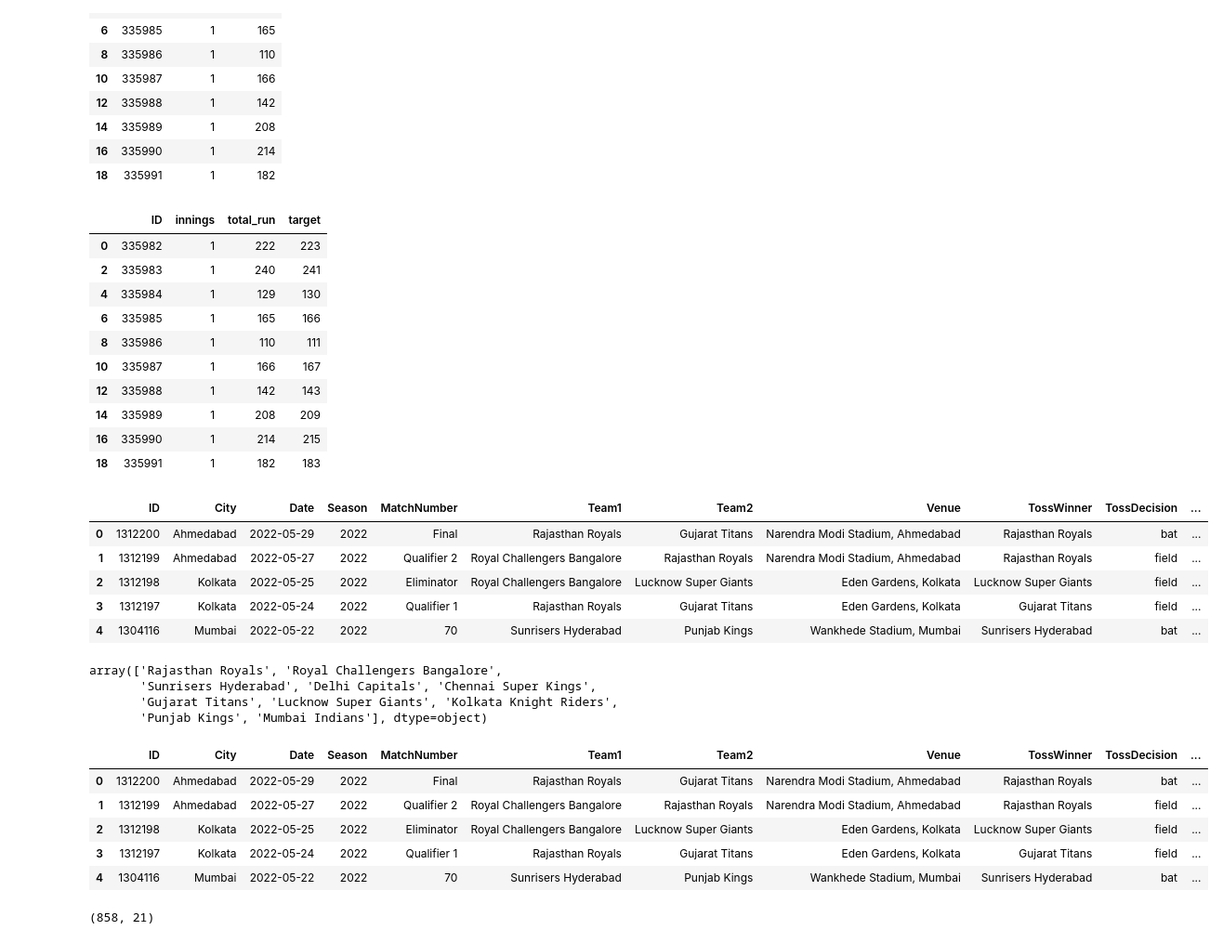
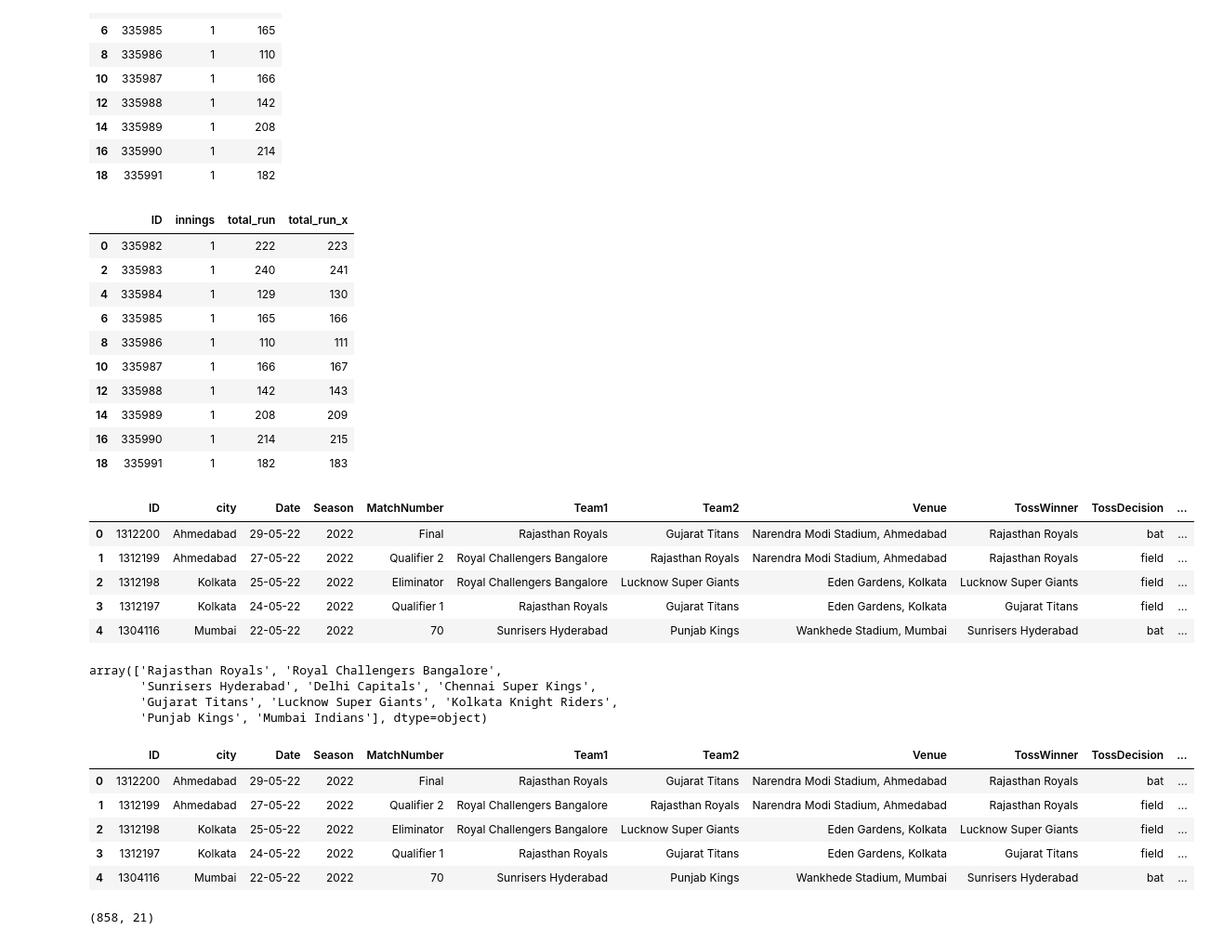
Before and after one commit to AyanPaliwal/IPL-Match-Winning-Prediction, a Jupyter notebook: IPL Wiinning Prediction.ipynb, the cells around one changed output. Shown at 93% size. Cells and saved outputs as stored; diff of their text form; code cells hidden in the pictures.

```diff
--- a/IPL_Winning_Prediction.ipynb
+++ b/IPL Wiinning Prediction.ipynb
@@ -853,8 +857,8 @@ catches            0
 Player_of_Match    0
 dtype: int64
 # %%
-balls=pd.read_csv("D:\\Data Analyst\\Projects\\IPL PREDICTION\\IPL_Ball_by_Ball_2008_2022.csv")
-matches=pd.read_csv("D:\\Data Analyst\\Projects\\IPL PREDICTION\\IPL_Matches_2008_2022.csv")
+balls=pd.read_csv("D:\\Data Analyst\\Projects\\IPL PREDICTION - Copy\\IPL_Ball_by_Ball_2008_2022.csv")
+matches=pd.read_csv("D:\\Data Analyst\\Projects\\IPL PREDICTION - Copy\\IPL_Matches_2008_2022.csv")
 # %%
 inningScores = balls.groupby(['ID', 'innings'])['total_run'].sum().reset_index()
 inningScores = inningScores[inningScores['innings']==1]
@@ -872,10 +876,10 @@ inningScores.head(10)
 | 16 | 335990 | 1 | 214 |
 | 18 | 335991 | 1 | 182 |
 # %%
-inningScores['target'] = inningScores['total_run'] + 1
+inningScores['total_run_x'] = inningScores['total_run'] + 1
 inningScores.head(10)
 # %% [output]
-|  | ID | innings | total_run | target |
+|  | ID | innings | total_run | total_run_x |
 | 0 | 335982 | 1 | 222 | 223 |
 | 2 | 335983 | 1 | 240 | 241 |
 | 4 | 335984 | 1 | 129 | 130 |
@@ -887,15 +891,15 @@ inningScores.head(10)
 | 16 | 335990 | 1 | 214 | 215 |
 | 18 | 335991 | 1 | 182 | 183 |
 # %%
-matches = matches.merge(inningScores[['ID','target']], on='ID')
+matches = matches.merge(inningScores[['ID','total_run_x']], on='ID')
 matches.head()
 # %% [output]
-|  | ID | City | Date | Season | MatchNumber | Team1 | Team2 | Venue | TossWinner | TossDecision | ... |
-| 0 | 1312200 | Ahmedabad | 2022-05-29 | 2022 | Final | Rajasthan Royals | Gujarat Titans | Narendra Modi Stadium, Ahmedabad | Rajasthan Royals | bat | ... |
-| 1 | 1312199 | Ahmedabad | 2022-05-27 | 2022 | Qualifier 2 | Royal Challengers Bangalore | Rajasthan Royals | Narendra Modi Stadium, Ahmedabad | Rajasthan Royals | field | ... |
-| 2 | 1312198 | Kolkata | 2022-05-25 | 2022 | Eliminator | Royal Challengers Bangalore | Lucknow Super Giants | Eden Gardens, Kolkata | Lucknow Super Giants | field | ... |
-| 3 | 1312197 | Kolkata | 2022-05-24 | 2022 | Qualifier 1 | Rajasthan Royals | Gujarat Titans | Eden Gardens, Kolkata | Gujarat Titans | field | ... |
-| 4 | 1304116 | Mumbai | 2022-05-22 | 2022 | 70 | Sunrisers Hyderabad | Punjab Kings | Wankhede Stadium, Mumbai | Sunrisers Hyderabad | bat | ... |
+|  | ID | city | Date | Season | MatchNumber | Team1 | Team2 | Venue | TossWinner | TossDecision | ... |
+| 0 | 1312200 | Ahmedabad | 29-05-22 | 2022 | Final | Rajasthan Royals | Gujarat Titans | Narendra Modi Stadium, Ahmedabad | Rajasthan Royals | bat | ... |
+| 1 | 1312199 | Ahmedabad | 27-05-22 | 2022 | Qualifier 2 | Royal Challengers Bangalore | Rajasthan Royals | Narendra Modi Stadium, Ahmedabad | Rajasthan Royals | field | ... |
+| 2 | 1312198 | Kolkata | 25-05-22 | 2022 | Eliminator | Royal Challengers Bangalore | Lucknow Super Giants | Eden Gardens, Kolkata | Lucknow Super Giants | field | ... |
+| 3 | 1312197 | Kolkata | 24-05-22 | 2022 | Qualifier 1 | Rajasthan Royals | Gujarat Titans | Eden Gardens, Kolkata | Gujarat Titans | field | ... |
+| 4 | 1304116 | Mumbai | 22-05-22 | 2022 | 70 | Sunrisers Hyderabad | Punjab Kings | Wankhede Stadium, Mumbai | Sunrisers Hyderabad | bat | ... |
 # %%
 matches['Team1'] = matches['Team1'].str.replace('Delhi Daredevils', 'Delhi Capitals')
 matches['Team2'] = matches['Team2'].str.replace('Delhi Daredevils', 'Delhi Capitals')
@@ -952,12 +956,12 @@ array(['Rajasthan Royals', 'Royal Challengers Bangalore',
 # %%
 matches.head()
 # %% [output]
-|  | ID | City | Date | Season | MatchNumber | Team1 | Team2 | Venue | TossWinner | TossDecision | ... |
-| 0 | 1312200 | Ahmedabad | 2022-05-29 | 2022 | Final | Rajasthan Royals | Gujarat Titans | Narendra Modi Stadium, Ahmedabad | Rajasthan Royals | bat | ... |
-| 1 | 1312199 | Ahmedabad | 2022-05-27 | 2022 | Qualifier 2 | Royal Challengers Bangalore | Rajasthan Royals | Narendra Modi Stadium, Ahmedabad | Rajasthan Royals | field | ... |
-| 2 | 1312198 | Kolkata | 2022-05-25 | 2022 | Eliminator | Royal Challengers Bangalore | Lucknow Super Giants | Eden Gardens, Kolkata | Lucknow Super Giants | field | ... |
-| 3 | 1312197 | Kolkata | 2022-05-24 | 2022 | Qualifier 1 | Rajasthan Royals | Gujarat Titans | Eden Gardens, Kolkata | Gujarat Titans | field | ... |
-| 4 | 1304116 | Mumbai | 2022-05-22 | 2022 | 70 | Sunrisers Hyderabad | Punjab Kings | Wankhede Stadium, Mumbai | Sunrisers Hyderabad | bat | ... |
+|  | ID | city | Date | Season | MatchNumber | Team1 | Team2 | Venue | TossWinner | TossDecision | ... |
+| 0 | 1312200 | Ahmedabad | 29-05-22 | 2022 | Final | Rajasthan Royals | Gujarat Titans | Narendra Modi Stadium, Ahmedabad | Rajasthan Royals | bat | ... |
+| 1 | 1312199 | Ahmedabad | 27-05-22 | 2022 | Qualifier 2 | Royal Challengers Bangalore | Rajasthan Royals | Narendra Modi Stadium, Ahmedabad | Rajasthan Royals | field | ... |
+| 2 | 1312198 | Kolkata | 25-05-22 | 2022 | Eliminator | Royal Challengers Bangalore | Lucknow Super Giants | Eden Gardens, Kolkata | Lucknow Super Giants | field | ... |
+| 3 | 1312197 | Kolkata | 24-05-22 | 2022 | Qualifier 1 | Rajasthan Royals | Gujarat Titans | Eden Gardens, Kolkata | Gujarat Titans | field | ... |
+| 4 | 1304116 | Mumbai | 22-05-22 | 2022 | 70 | Sunrisers Hyderabad | Punjab Kings | Wankhede Stadium, Mumbai | Sunrisers Hyderabad | bat | ... |
 # %%
 matches.shape
 # %% [output]
```
Also changed, not shown: parts of 37 cells of this notebook, 1 other file.
